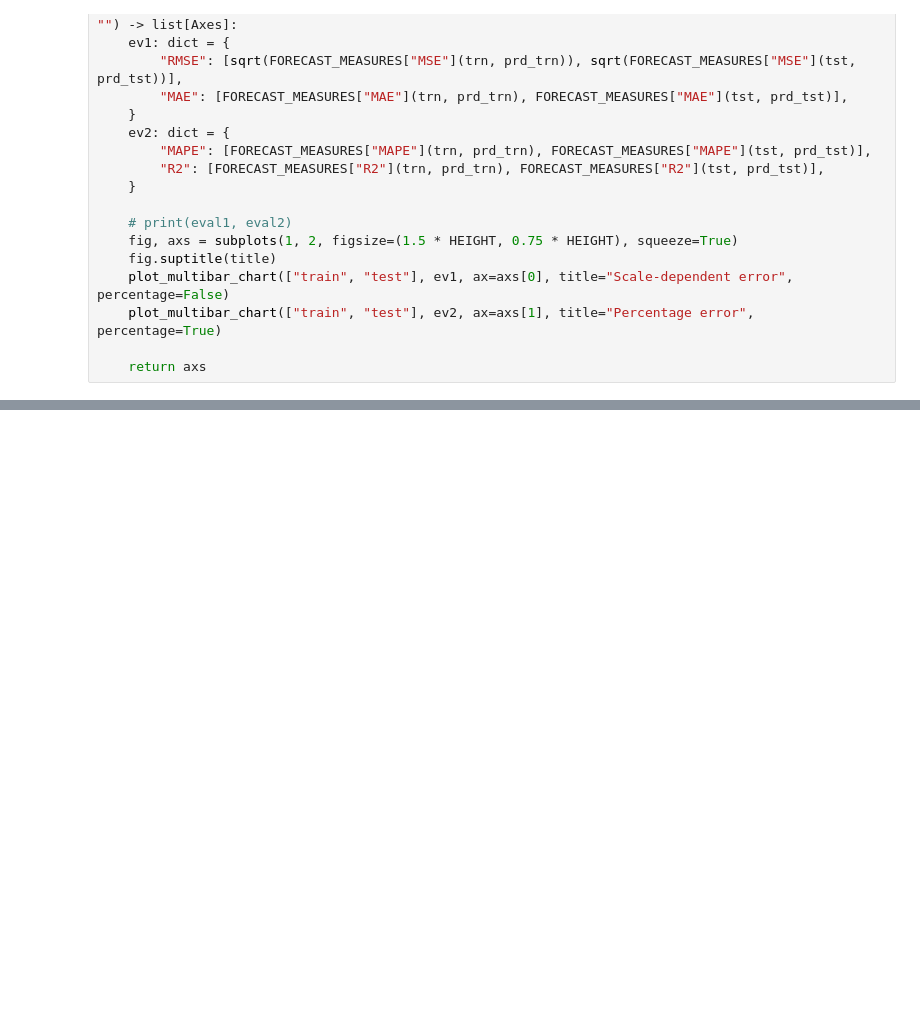
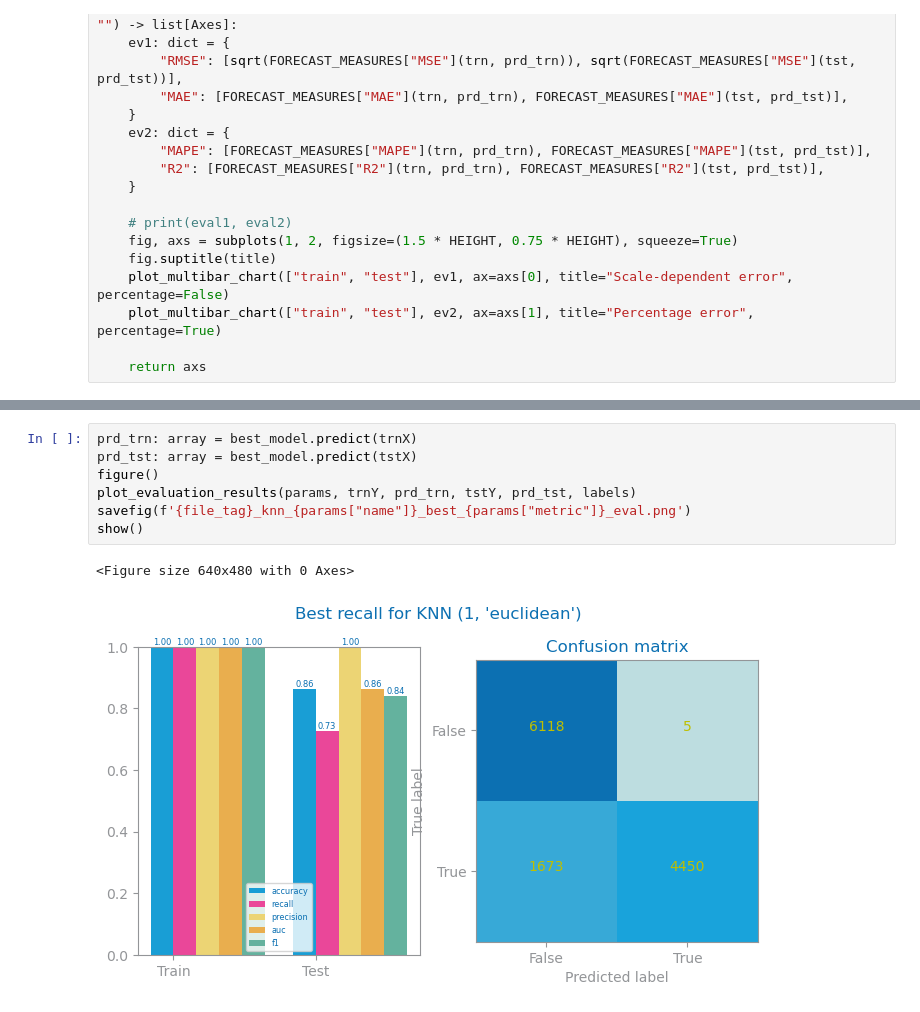
Before and after one commit to freshblaxx/DataScience, a Jupyter notebook: Projeto/Forecasting/KNN_arrests.ipynb, the cells around one changed output, grey strips where cells are left out. Saved outputs shown, nothing was run; the diff lists cells and outputs as text; blank space fills up the shorter version.

```diff
--- a/Projeto/Forecasting/KNN_arrests.ipynb
+++ b/Projeto/Forecasting/KNN_arrests.ipynb
@@ -1048,0 +1052,10 @@ FileNotFoundError: [Errno 2] No such file or directory: 'Projeto/Forecasting/Arr
+# %%
+prd_trn: array = best_model.predict(trnX)
+prd_tst: array = best_model.predict(tstX)
+figure()
+plot_evaluation_results(params, trnY, prd_trn, tstY, prd_tst, labels)
+savefig(f'{file_tag}_knn_{params["name"]}_best_{params["metric"]}_eval.png')
+show()
+# %% [output]
+<Figure size 640x480 with 0 Axes>
+[figure, added]
```
Also changed, not shown: parts of 2 cells of this notebook, 35 other files.
